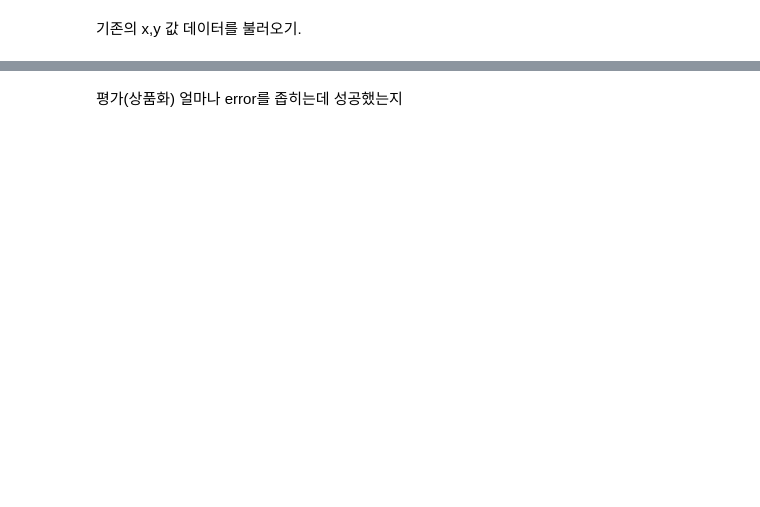
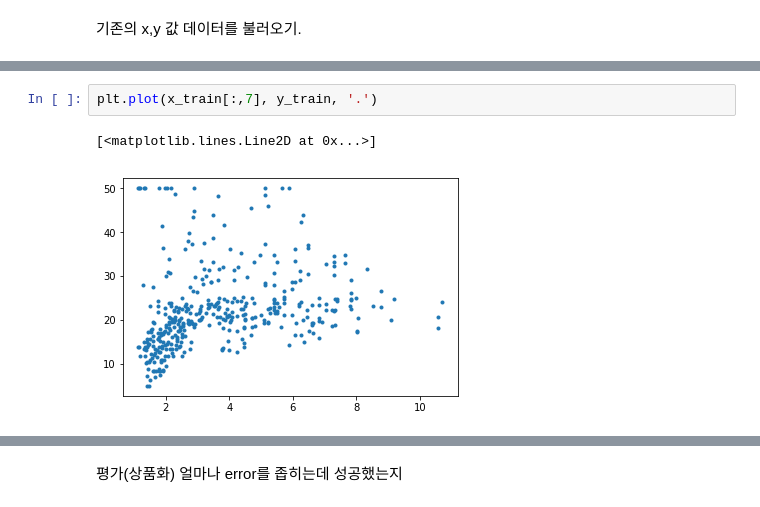
Before and after one commit to ReturnOfTheJ/class2019spring-, a Jupyter notebook: Boston Housing.ipynb, the cells around one changed output, grey strips where cells are left out. Cells and saved outputs as stored; diff of their text form; blank space fills up the shorter version.

```diff
--- a/Boston Housing.ipynb
+++ b/Boston Housing.ipynb
@@ -45,0 +44,5 @@ x는 1부터 13까지, y는 1개.
+# %%
+plt.plot(x_train[:,7], y_train, '.')
+# %% [output]
+[<matplotlib.lines.Line2D at 0x...>]
+[figure, added]
```
Also changed, not shown: parts of 19 cells of this notebook, 1 other file.
